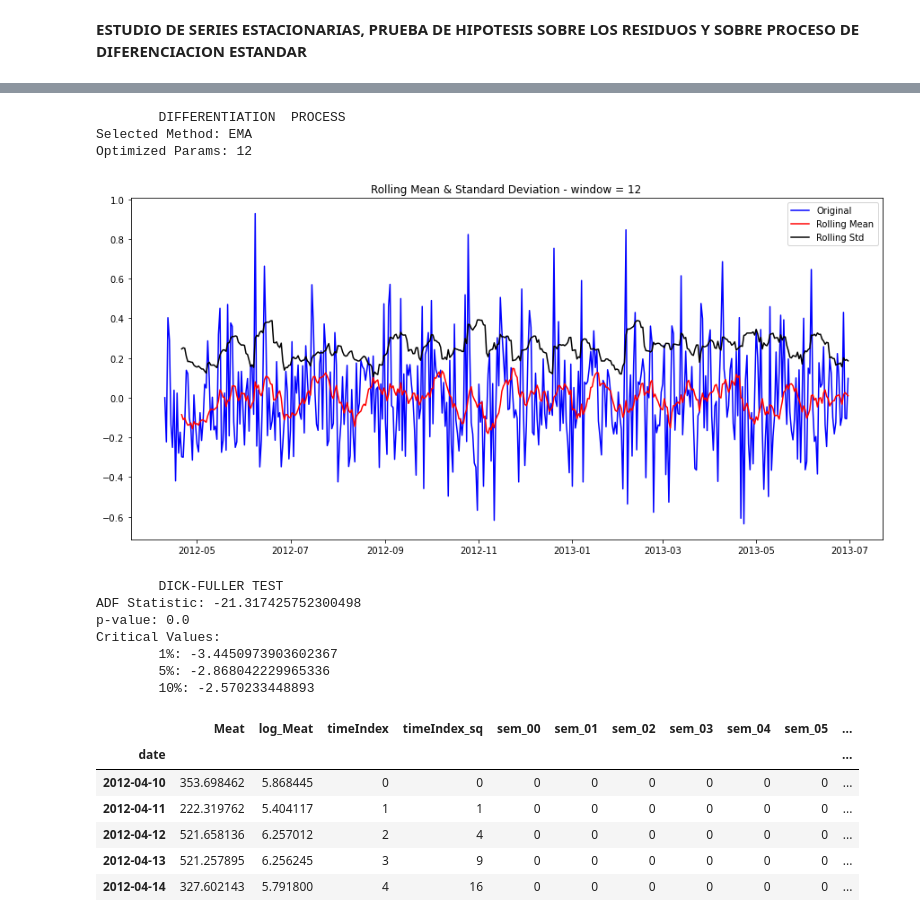
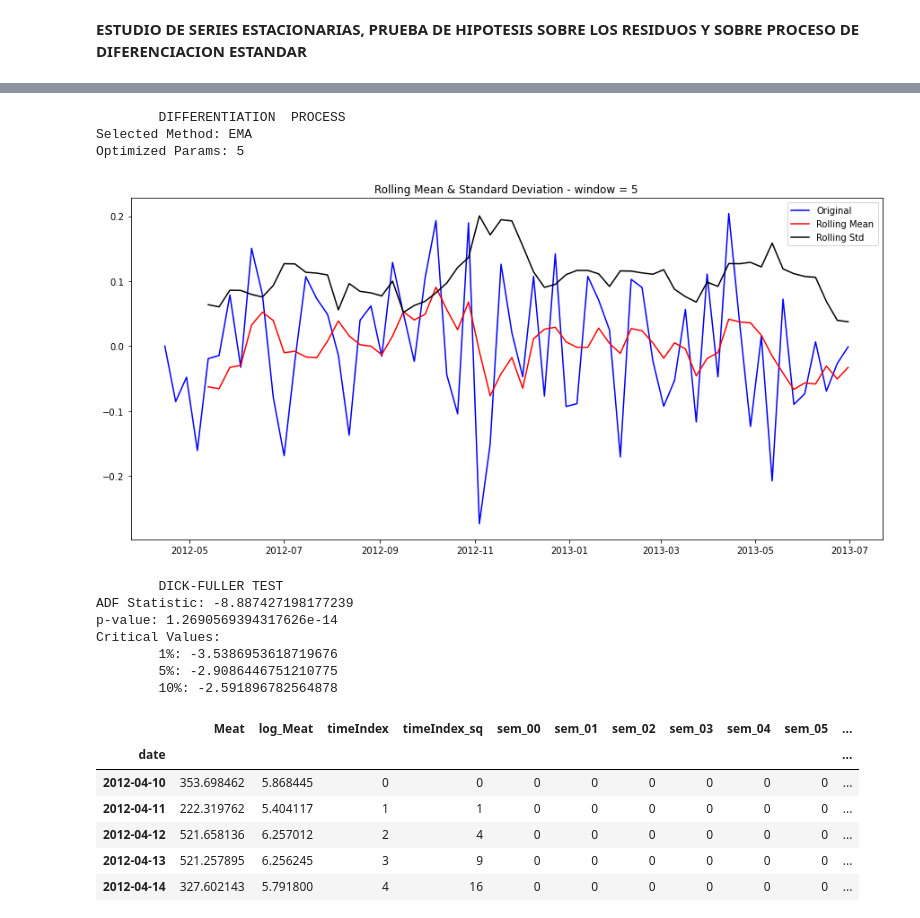
Before and after one commit to AgustinSt1990/tp_final, a Jupyter notebook: TP_FINAL_Machine_Learning.ipynb, the cells around one changed output, grey strips where cells are left out. Drawn from its saved outputs; the diff is of its cells as text; code cells hidden in the pictures.

```diff
--- a/TP_FINAL_Machine_Learning.ipynb
+++ b/TP_FINAL_Machine_Learning.ipynb
@@ -201,17 +231,17 @@ arima.params_set_plot(residuo)
 # %%
-diferenciacion = arima.test_stationarity(muestra)#.iloc[:,0].resample('2d').sum())
+diferenciacion = arima.test_stationarity(muestra.iloc[:,0].resample('W').sum())
 # %% [output]
         DIFFERENTIATION  PROCESS
 Selected Method: EMA
-Optimized Params: 12
+Optimized Params: 5
-[figure, old version]
+[figure, new version]
         DICK-FULLER TEST
-ADF Statistic: -21.317425752300498
-p-value: 0.0
+ADF Statistic: -8.887427198177239
+p-value: 1.2690569394317626e-14
 Critical Values:
-        1%: -3.4450973903602367
-        5%: -2.868042229965336
-        10%: -2.570233448893
+        1%: -3.5386953618719676
+        5%: -2.9086446751210775
+        10%: -2.591896782564878
 # %%
 muestra
 # %% [output]
```
Also changed, not shown: parts of 16 cells of this notebook, 2 other files.
